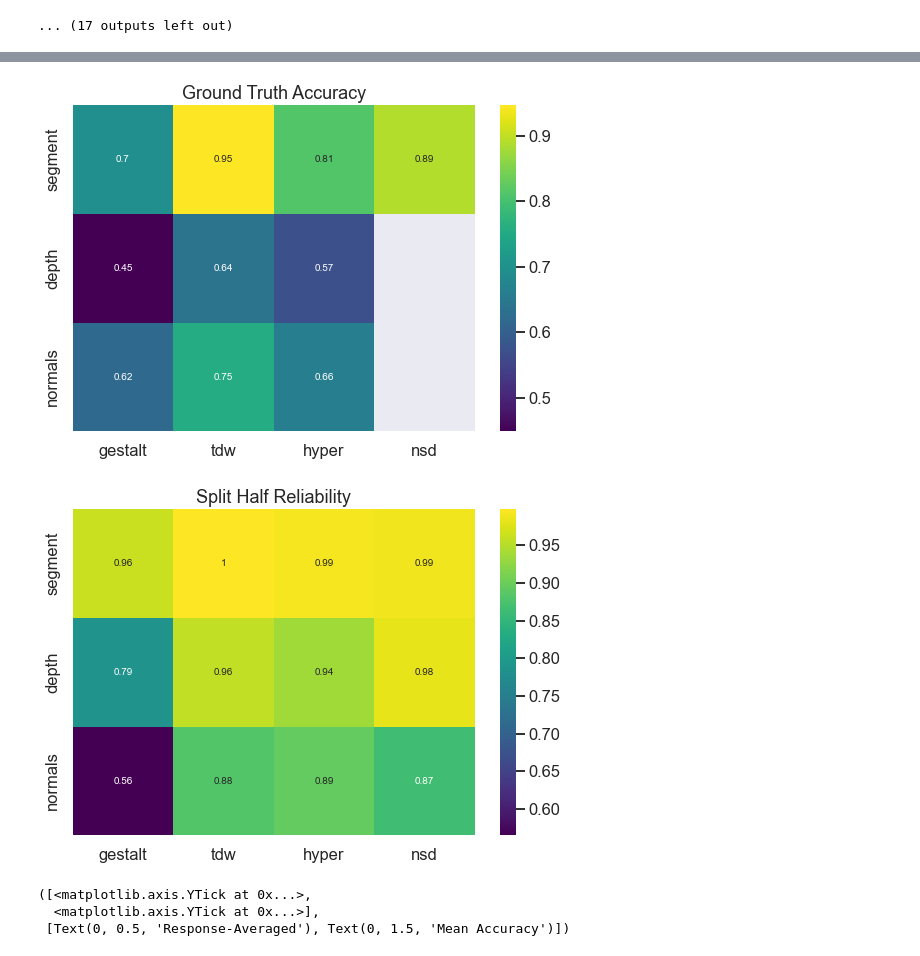
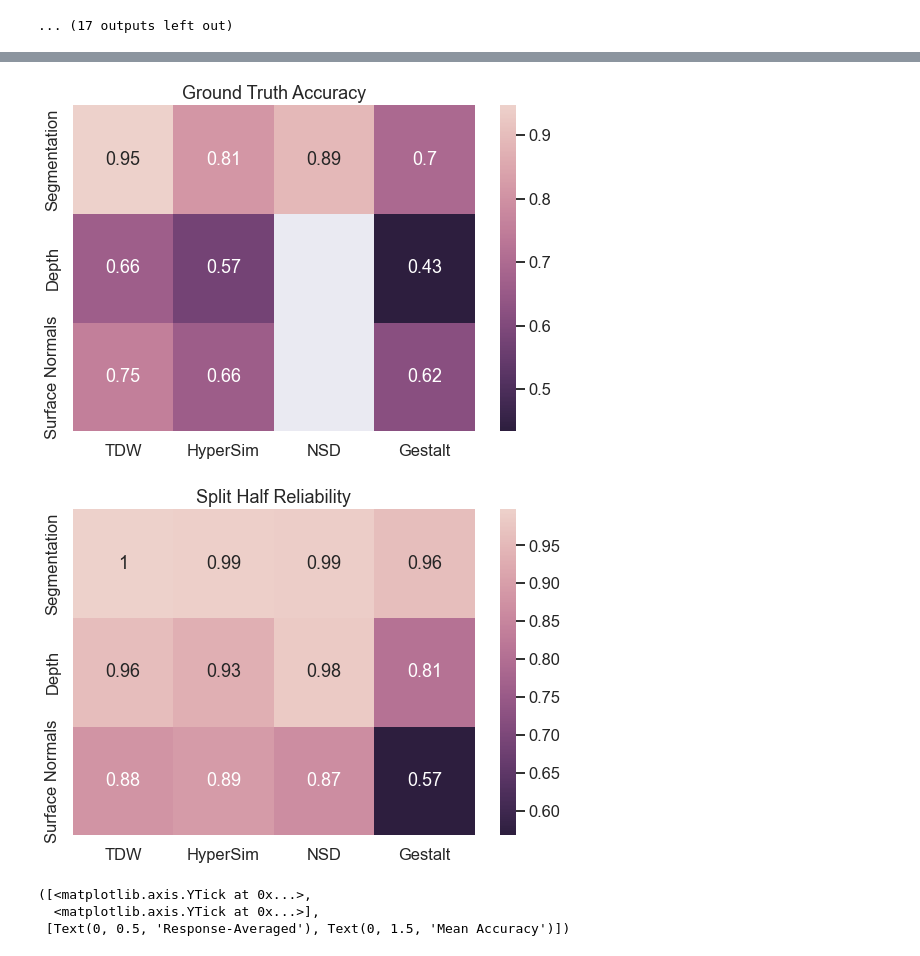
Before and after one commit to yifr/mlve, a Jupyter notebook: analysis/summary_stats.ipynb, the cells around one changed output, grey strips where cells are left out. Drawn from its saved outputs; the diff is of its cells as text; code cells hidden in the pictures.

```diff
--- a/analysis/summary_stats.ipynb
+++ b/analysis/summary_stats.ipynb
@@ -20,7 +20,7 @@ from collections import Counter
 sys.path.append("../")
 import cabutils
 # %%
-sns.set_style("darkgrid")
+sns.set_style("whitegrid")
 sns.set_context("talk")
 
 from matplotlib import rcParams
@@ -44,5 +44,6 @@ Connection established!
 names = list(db.list_collection_names())
 names.sort()
 # %%
-names
+for name in names:
+    print(name)
 # %% [output]
@@ -263,6 +267,8 @@ def str_to_float_array(str_arr):
         except:
             return []
     return arr
+# %%
+df = pd.read_csv("stat_df.csv")
 # %%
 accuracies = {'segmentation': {}, 'depth': {}, 'normals': {}}
 dsets = {'segmentation': [], 'depth': [], 'normals': []}
@@ -295,6 +301,10 @@ for col_name in names:
             df = filter_attention_check_fails(df, accuracy_key)
 
         df = df[df["trial_type"].str.contains("task")]
+        if key == "depth":
+            # filter out trials with "Same" as correct response
+            df = df[df["correctChoice"] != 2]
+
 
         fig, mean_acc = plotting.plot_accuracy(df, col_name, accuracy_key=accuracy_key, target_key=target_key)
         plt.show()
@@ -513,58 +519,61 @@ split_halfs
 # %%
 def ae_score(x):
     return 1-(x/180)
 
-dset_keys = ['gestalt', 'tdw', 'hyper', 'nsd']
+dset_keys = ['tdw', 'hyper', 'nsd', 'gestalt']
 tasks = ['segment', 'depth', 'normals']
 
-acc_mat = [[accuracies['segmentation']["gestalt_shapegen-segmentation-split-half"],
-            accuracies['segmentation']["tdw-segmentation-split-half"],
+acc_mat = [[accuracies['segmentation']["tdw-segmentation-split-half"],
             accuracies['segmentation']["hypersim_v3-segmentation-split-half"],
-            accuracies['segmentation']["nsd-segmentation"]],
+            accuracies['segmentation']["nsd-segmentation"],
+            accuracies['segmentation']["gestalt_shapegen-segmentation-split-half"]],
 
-           [accuracies['depth']["gestalt_shapegen-depth-estimation-split-half"],
-            accuracies['depth']["tdw-depth-estimation-split-half"],
+           [accuracies['depth']["tdw-depth-estimation-split-half"],
             accuracies['depth']["hypersim_v3-depth-estimation-split-half"],
-            np.nan],
+            np.nan,
+            accuracies['depth']["gestalt_shapegen-depth-estimation-split-half"]],
 
-           [ae_score(accuracies['normals']["gestalt_shapegen-surface-normals"]),
-            ae_score(accuracies['normals']["tdw-surface-normals-split-half"]),
+           [ae_score(accuracies['normals']["tdw-surface-normals-split-half"]),
             ae_score(accuracies['normals']["hypersim_v3-surface-normals"]),
-            np.nan]]
+            np.nan,
+            ae_score(accuracies['normals']["gestalt_shapegen-surface-normals"])]]
 
 
 
-sh_mat = [[split_halfs['segmentation']["gestalt_shapegen-segmentation-split-half"],
-           split_halfs['segmentation']["tdw-segmentation-split-half"],
+sh_mat = [[split_halfs['segmentation']["tdw-segmentation-split-half"],
            split_halfs['segmentation']["hypersim_v3-segmentation-split-half"],
-           split_halfs['segmentation']["nsd-segmentation"]],
+           split_halfs['segmentation']["nsd-segmentation"],
+           split_halfs['segmentation']["gestalt_shapegen-segmentation-split-half"]],
 
-           [split_halfs['depth']["gestalt_shapegen-depth-estimation-split-half"],
-            split_halfs['depth']["tdw-depth-estimation-split-half"],
+           [split_halfs['depth']["tdw-depth-estimation-split-half"],
             split_halfs['depth']["hypersim_v3-depth-estimation-split-half"],
-            nsd_joint_depth_split_half],
+            nsd_joint_depth_split_half,
+            split_halfs['depth']["gestalt_shapegen-depth-estimation-split-half"]],
 
-           [split_halfs['normals']["gestalt_shapegen-surface-normals-split-half"],
-            split_halfs['normals']["tdw-surface-normals-split-half"],
+           [split_halfs['normals']["tdw-surface-normals-split-half"],
             split_halfs['normals']["hypersim_surface-normals-splithalf"],
-            split_halfs['normals']["nsd-surface-normals"]]]
+            split_halfs['normals']["nsd-surface-normals"],
+            split_halfs['normals']["gestalt_shapegen-surface-normals-split-half"]]]
 
+#color_palette = sns.color_palette("ch:s=-.2,r=.6", as_cmap=True, reverse=True)
+color_palette = sns.cubehelix_palette(as_cmap=True, reverse=True)
+tasks = ["Segmentation", "Depth", "Surface Normals"]
 fig = plt.figure(figsize=(9,6))
-sns.heatmap(acc_mat, cmap=sns.color_palette("viridis", as_cmap=True), annot=True)
-plt.xticks(np.arange(len(dset_keys))+.5, dset_keys)
+sns.heatmap(acc_mat, cmap=color_palette, annot=True)
+plt.xticks(np.arange(len(dset_keys))+.5, ["TDW", "HyperSim", "NSD", "Gestalt"])
 plt.yticks(np.arange(len(tasks))+.5, tasks)
 plt.title("Ground Truth Accuracy")
 plt.show()
 
 fig = plt.figure(figsize=(9,6))
-sns.heatmap(sh_mat, cmap=sns.color_palette("viridis", as_cmap=True), annot=True)
-plt.xticks(np.arange(len(dset_keys))+.5, dset_keys)
+sns.heatmap(sh_mat, cmap=color_palette, annot=True)
+plt.xticks(np.arange(len(dset_keys))+.5, ["TDW", "HyperSim", "NSD", "Gestalt"])
 plt.yticks(np.arange(len(tasks))+.5, tasks)
 plt.title("Split Half Reliability")
 plt.show()
 # %% [output]
-[figure, old version]
+[figure, new version]
-[figure, old version]
+[figure, new version]
 # %%
 fig = plt.figure(figsize=(9, 6))
 results = [[0.68,	0.83,	0.73], [0.62,	0.75,	0.66]]
```
Also changed, not shown: parts of 10 cells of this notebook, 6 other files.
